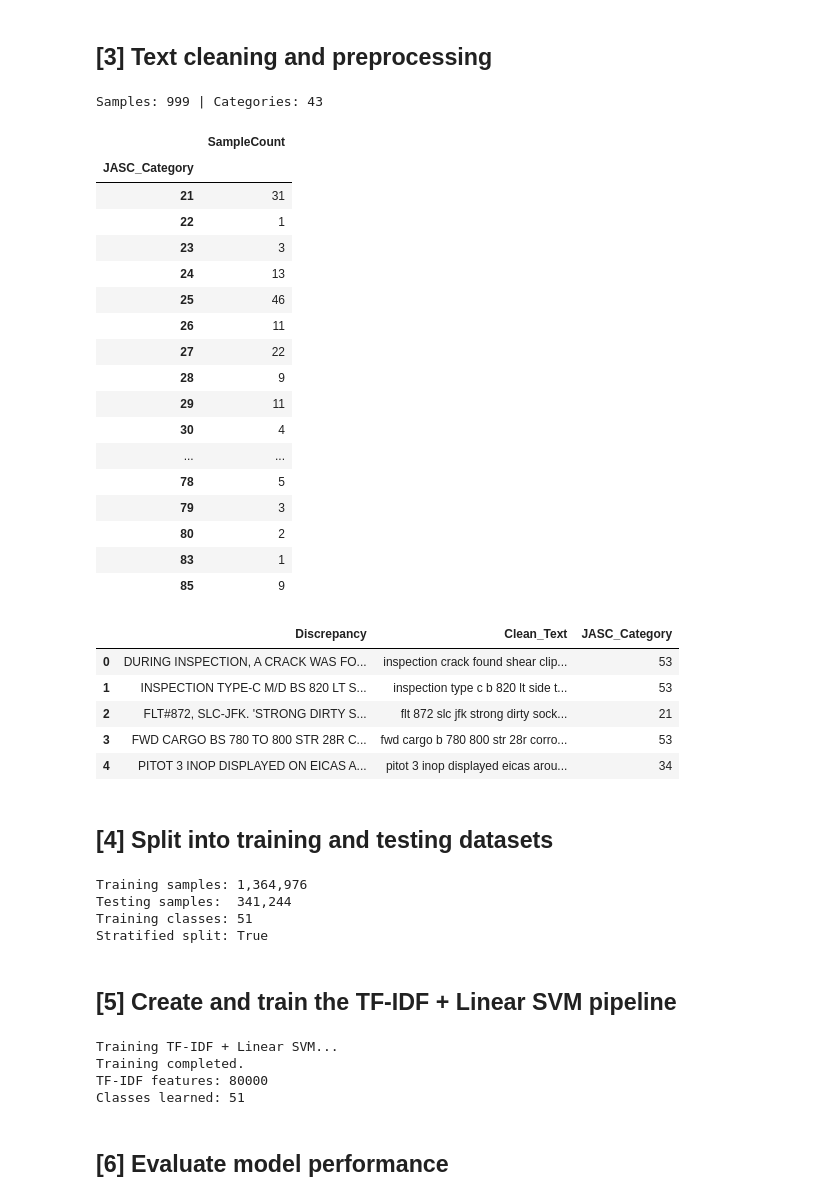
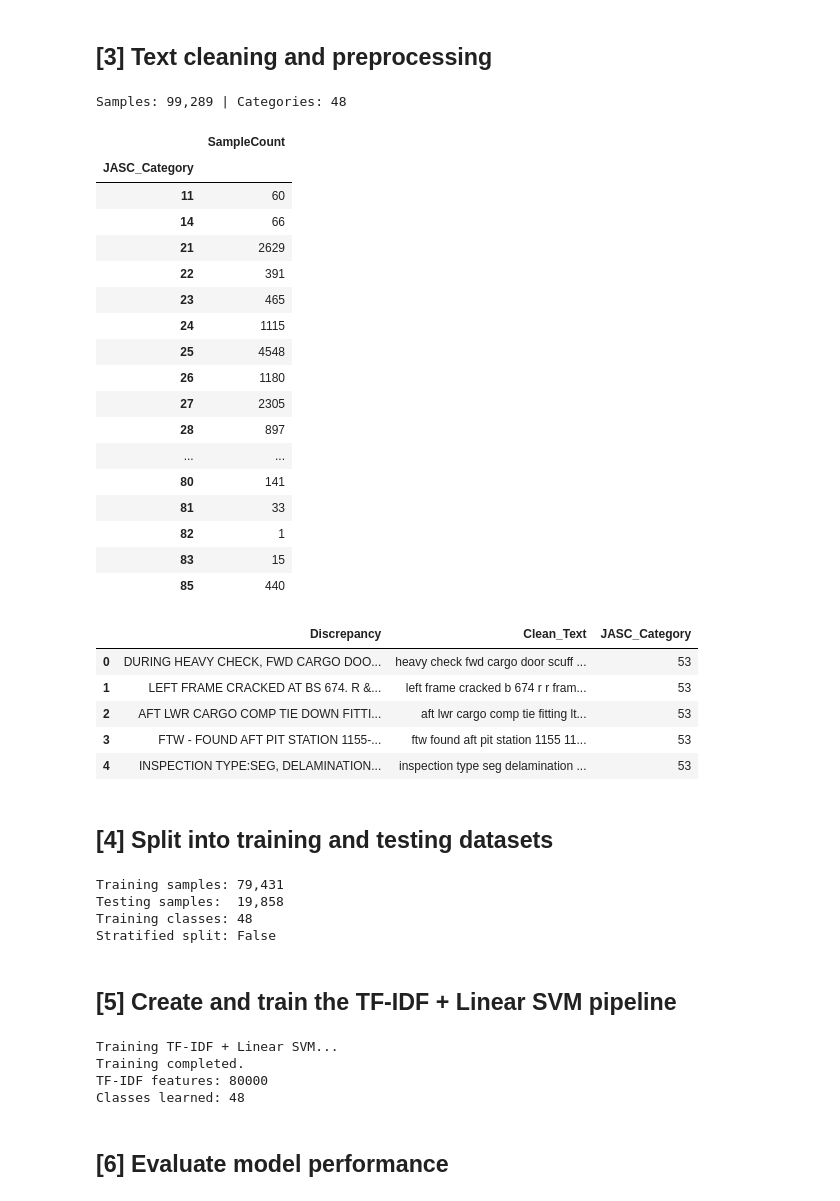
Before and after one commit to manikkuge-saumyadasa/AIE410_Project, a Jupyter notebook: SVM_TFIDF/JASC_TFIDF_LinearSVM.ipynb, the cells around one changed output. Saved outputs shown, nothing was run; the diff lists cells and outputs as text; code cells hidden in the pictures.

```diff
--- a/SVM_TFIDF/JASC_TFIDF_LinearSVM.ipynb
+++ b/SVM_TFIDF/JASC_TFIDF_LinearSVM.ipynb
@@ -76,7 +85,7 @@ Certificate bundle: /Users/nileshsaumyadasa/Documents/AIE410_Project/.venv/lib/p
 ## [3] Text cleaning and preprocessing
 # %%
 # Set the number of records to use; None means use all available data
-SAMPLE_SIZE = 1000
+SAMPLE_SIZE = 100000
 # Set a fixed random seed so sampling and shuffling are reproducible
 RANDOM_STATE = 42
 # Choose how words are normalized: "lemma", "stem", or None
@@ -146,56 +155,56 @@ data["Clean_Text"] = data["Discrepancy"].map(preprocess_text)
 # Remove duplicate combinations of cleaned text and JASC category
 # Shuffle the records and reset the row index
 data = (
     data[data["Clean_Text"] != ""]
     .drop_duplicates(["Clean_Text", "JASC_Category"])
     .sample(frac=1, random_state=RANDOM_STATE)
     .reset_index(drop=True)
 )
 
 # X contains the cleaned descriptions used as model inputs
 # y contains the JASC categories the model will learn to predict
 X, y = data["Clean_Text"], data["JASC_Category"]
 
 # Print the total number of records and unique JASC categories
 print(f"Samples: {len(data):,} | Categories: {y.nunique():,}")
 
 # Display the number of records in each JASC category
 display(
     y.value_counts()
     .sort_index()
     .rename("SampleCount")
     .to_frame()
 )
 
 # Display a preview of the original descriptions, cleaned text,
 # and corresponding JASC categories
 display(data[["Discrepancy", "Clean_Text", "JASC_Category"]].head())
 # %% [output]
-Samples: 999 | Categories: 43
+Samples: 99,289 | Categories: 48
 |  | SampleCount |
 | JASC_Category |  |
-| 21 | 31 |
-| 22 | 1 |
-| 23 | 3 |
-| 24 | 13 |
-| 25 | 46 |
-| 26 | 11 |
-| 27 | 22 |
-| 28 | 9 |
-| 29 | 11 |
-| 30 | 4 |
+| 11 | 60 |
+| 14 | 66 |
+| 21 | 2629 |
+| 22 | 391 |
+| 23 | 465 |
+| 24 | 1115 |
+| 25 | 4548 |
+| 26 | 1180 |
+| 27 | 2305 |
+| 28 | 897 |
 | ... | ... |
-| 78 | 5 |
-| 79 | 3 |
-| 80 | 2 |
-| 83 | 1 |
-| 85 | 9 |
+| 80 | 141 |
+| 81 | 33 |
+| 82 | 1 |
+| 83 | 15 |
+| 85 | 440 |
 |  | Discrepancy | Clean_Text | JASC_Category |
-| 0 | DURING INSPECTION, A CRACK WAS FO... | inspection crack found shear clip... | 53 |
-| 1 | INSPECTION TYPE-C M/D BS 820 LT S... | inspection type c b 820 lt side t... | 53 |
-| 2 | FLT#872, SLC-JFK. 'STRONG DIRTY S... | flt 872 slc jfk strong dirty sock... | 21 |
-| 3 | FWD CARGO BS 780 TO 800 STR 28R C... | fwd cargo b 780 800 str 28r corro... | 53 |
-| 4 | PITOT 3 INOP DISPLAYED ON EICAS A... | pitot 3 inop displayed eicas arou... | 34 |
+| 0 | DURING HEAVY CHECK, FWD CARGO DOO... | heavy check fwd cargo door scuff ... | 53 |
+| 1 | LEFT FRAME CRACKED AT BS 674. R &... | left frame cracked b 674 r r fram... | 53 |
+| 2 | AFT LWR CARGO COMP TIE DOWN FITTI... | aft lwr cargo comp tie fitting lt... | 53 |
+| 3 | FTW - FOUND AFT PIT STATION 1155-... | ftw found aft pit station 1155 11... | 53 |
+| 4 | INSPECTION TYPE:SEG, DELAMINATION... | inspection type seg delamination ... | 53 |
 # %% [markdown]
 ## [4] Split into training and testing datasets
 # %%
@@ -252,10 +261,10 @@ print(f"Training classes: {y_train.nunique():,}")
 # Show whether stratified splitting was used
 print(f"Stratified split: {can_stratify}")
 # %% [output]
-Training samples: 1,364,976
-Testing samples:  341,244
-Training classes: 51
-Stratified split: True
+Training samples: 79,431
+Testing samples:  19,858
+Training classes: 48
+Stratified split: False
 # %% [markdown]
 ## [5] Create and train the TF-IDF + Linear SVM pipeline
 # %%
@@ -306,7 +315,7 @@ print("Classes learned:", len(model.named_steps["classifier"].classes_))
 Training TF-IDF + Linear SVM...
 Training completed.
 TF-IDF features: 80000
-Classes learned: 51
+Classes learned: 48
 # %% [markdown]
 ## [6] Evaluate model performance
 # %%
```
Also changed, not shown: parts of 5 cells of this notebook, 18 other files.
